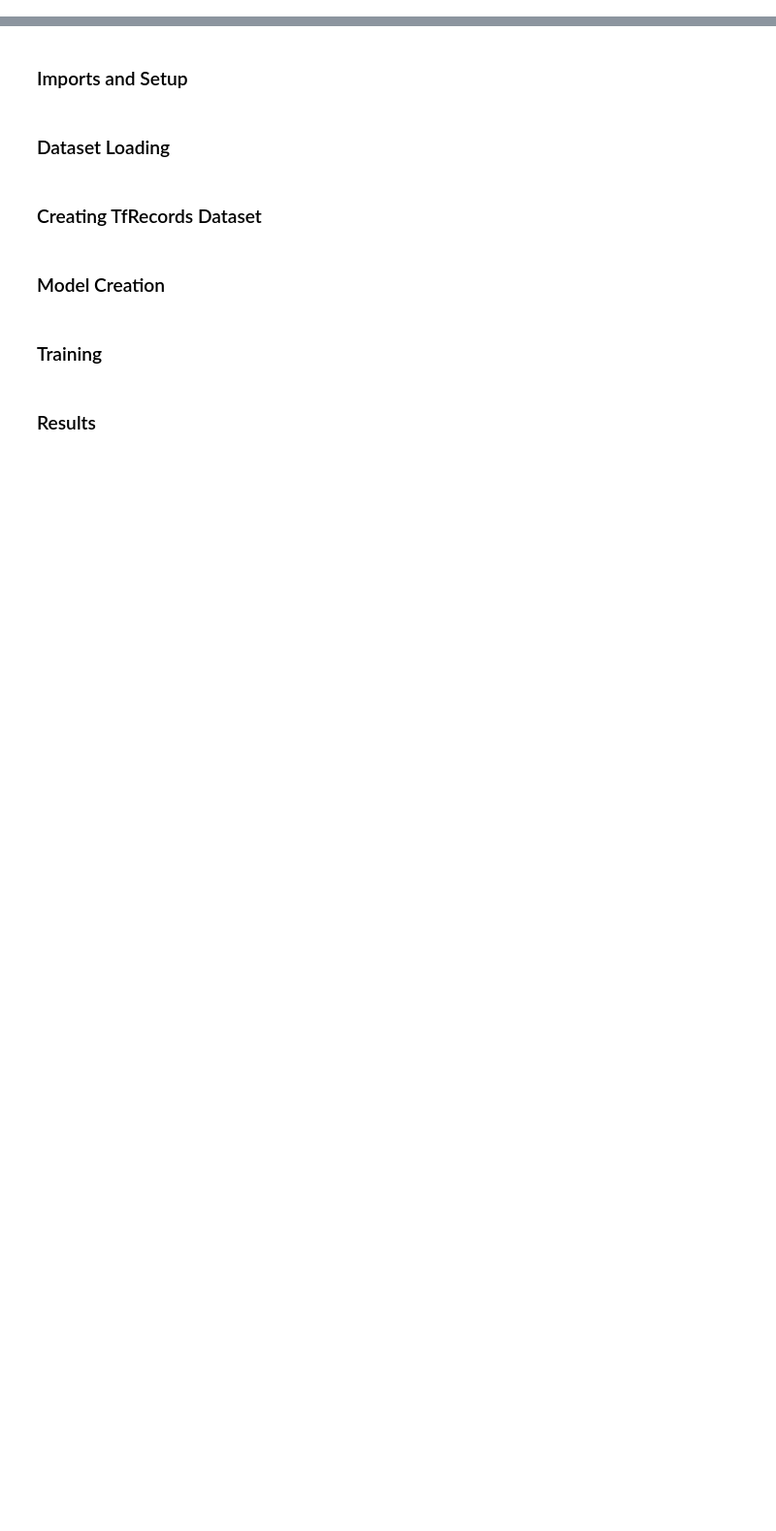
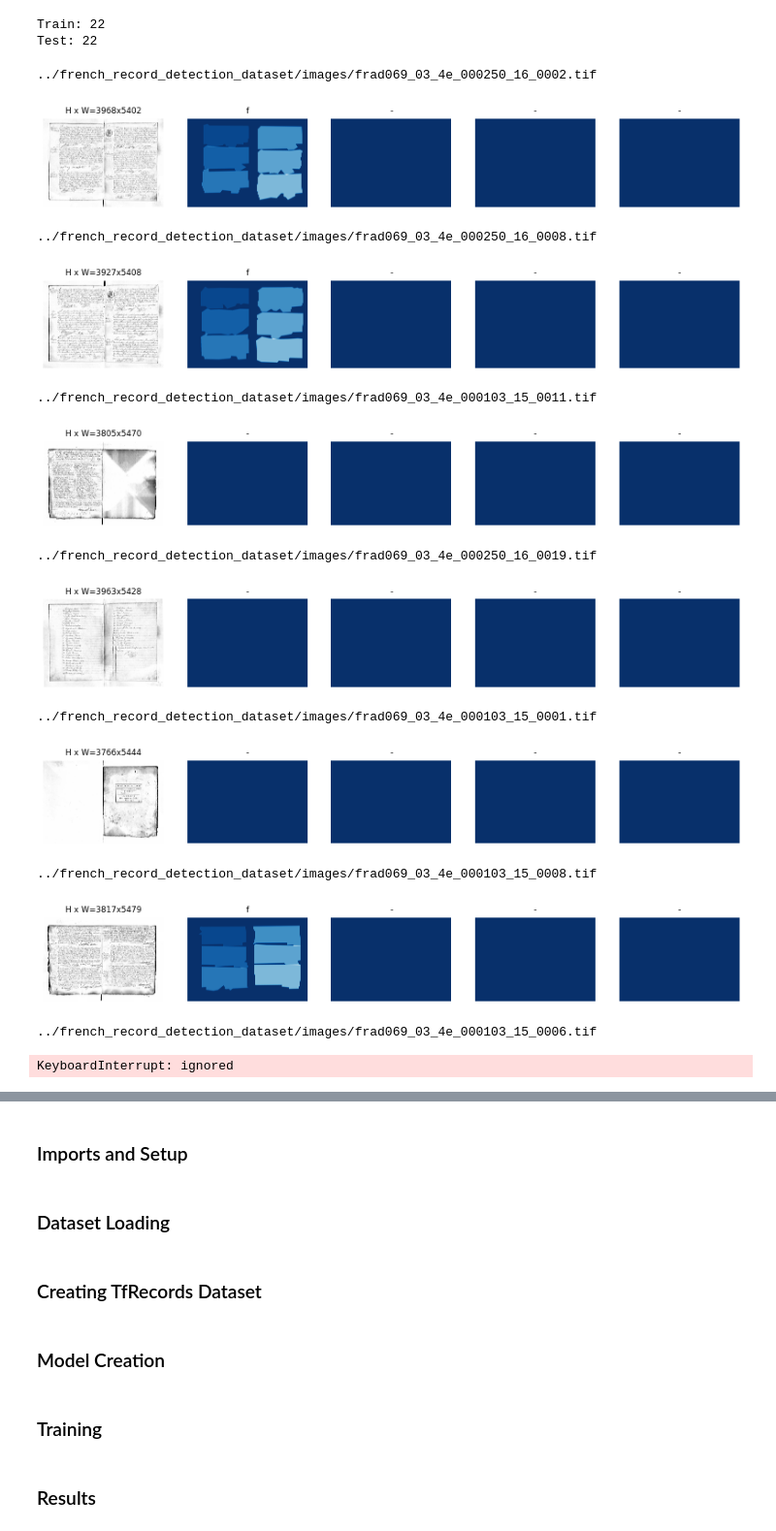
Before and after one commit to ericburdett/record_detection, a Jupyter notebook: record_detection.ipynb, the cells around one changed output, grey strips where cells are left out. Shown: that part at 97% size. Saved outputs shown, nothing was run; the diff lists cells and outputs as text; code cells hidden in the pictures; blank space fills up the shorter version.

```diff
--- a/record_detection.ipynb
+++ b/record_detection.ipynb
@@ -32,0 +206,39 @@ model = load_model('')
+# %%
+train_set_path = '../french_record_detection_dataset'
+test_set_path = '../french_record_detection_dataset'
+
+# Prepare Train Set
+train_set = RecordDataset()
+train_set.load_dataset(train_set_path)
+train_set.prepare()
+print('Train: %d' % len(train_set.image_ids))
+
+# Prepare Test/Val Set
+test_set = RecordDataset()
+test_set.load_dataset(test_set_path)
+test_set.prepare()
+print('Test: %d' % len(test_set.image_ids))
+# %% [output]
+Train: 22
+Test: 22
+# %%
+# image_ids = np.random.choice(train_set.image_ids, 4)
+for image_id in train_set.image_ids:
+  image = train_set.load_image(image_id)
+  mask, class_ids = train_set.load_mask(image_id)
+  visualize.display_top_masks(image, mask, class_ids, train_set.class_names)
+# %% [output]
+../french_record_detection_dataset/images/frad069_03_4e_000250_16_0002.tif
+[figure, added]
+../french_record_detection_dataset/images/frad069_03_4e_000250_16_0008.tif
+[figure, added]
+../french_record_detection_dataset/images/frad069_03_4e_000103_15_0011.tif
+[figure, added]
+../french_record_detection_dataset/images/frad069_03_4e_000250_16_0019.tif
+[figure, added]
+../french_record_detection_dataset/images/frad069_03_4e_000103_15_0001.tif
+[figure, added]
+../french_record_detection_dataset/images/frad069_03_4e_000103_15_0008.tif
+[figure, added]
+../french_record_detection_dataset/images/frad069_03_4e_000103_15_0006.tif
+KeyboardInterrupt: ignored
```
Also changed, not shown: parts of 22 cells of this notebook.
